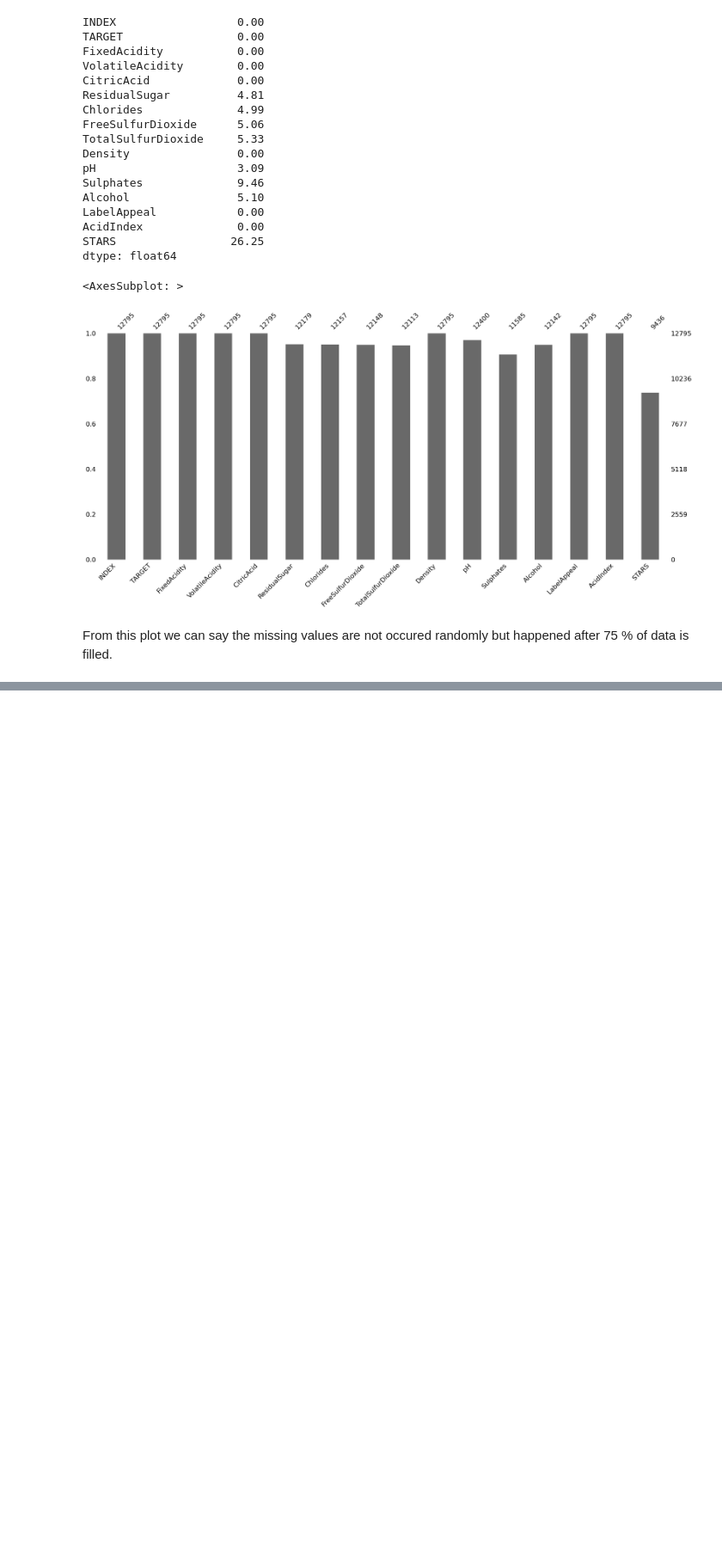
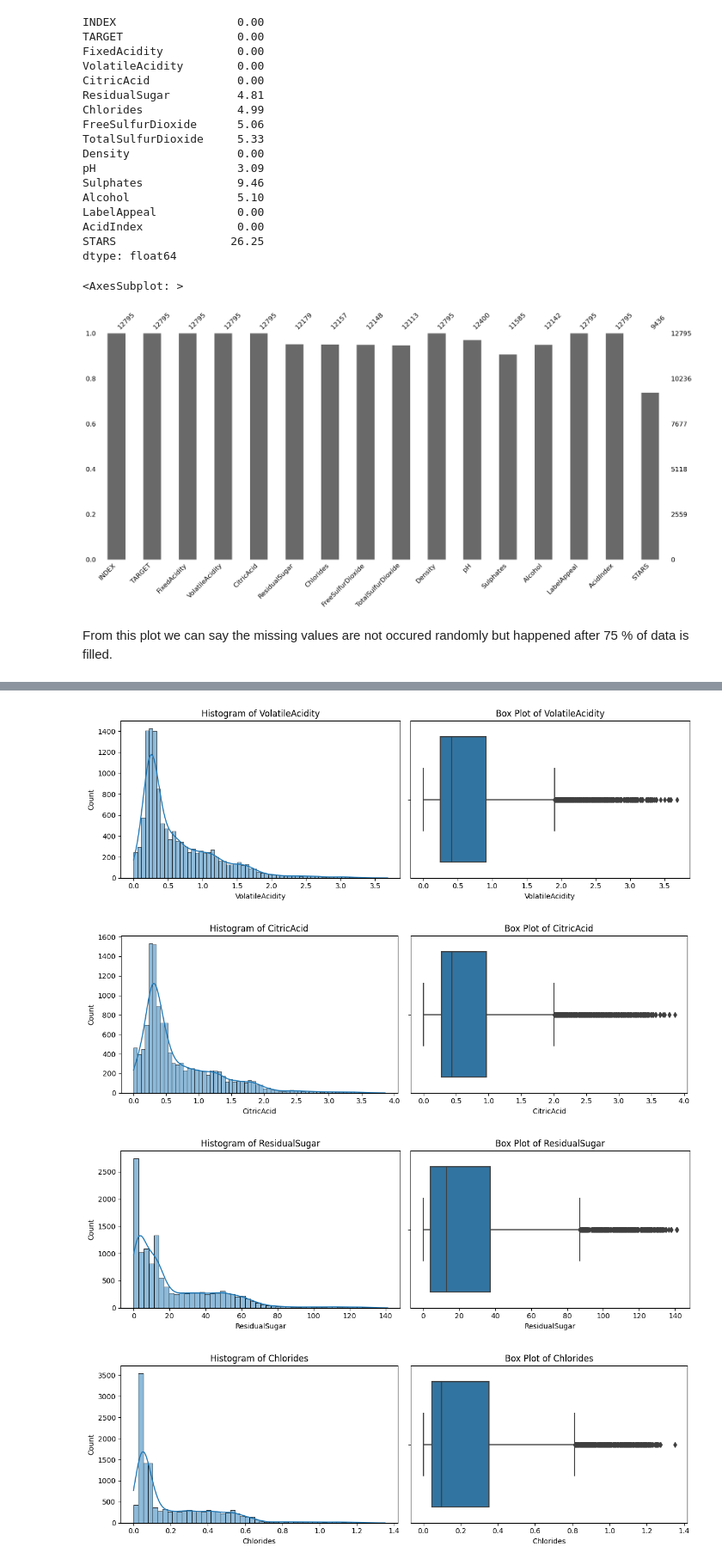
Before and after one commit to JetendraMulinti/DAV-6150---DataScience, a Jupyter notebook: M3 Practical Challenge Cleaning a Messy Data Set/Jetendra_Mulinti_M3_assn.ipynb, the cells around one changed output, grey strips where cells are left out. Shown at 86% size. Saved outputs shown, nothing was run; the diff lists cells and outputs as text; code cells hidden in the pictures; blank space fills up the shorter version.

```diff
--- a/M3 Practical Challenge Cleaning a Messy Data Set/Jetendra_Mulinti_M3_assn.ipynb
+++ b/M3 Practical Challenge Cleaning a Messy Data Set/Jetendra_Mulinti_M3_assn.ipynb
@@ -192,0 +275,3 @@ From this plot we can say the missing values are not occured randomly but happen
+# %%
+Hist_BoxPlotFunction(wine_df_new, "wine_df_quantVisuals_PostFillNa.pdf")
+# %% [output]
@@ -192,0 +280,4 @@ From this plot we can say the missing values are not occured randomly but happen
+[figure, added]
+[figure, added]
+[figure, added]
+[figure, added]
```
Also changed, not shown: parts of 33 cells of this notebook, 3 other files.
